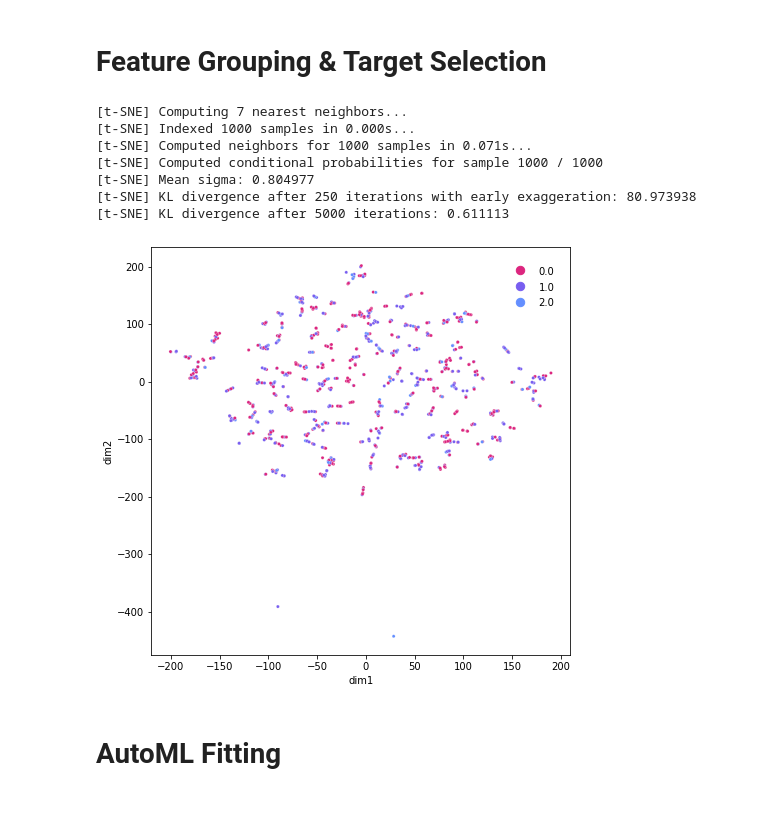
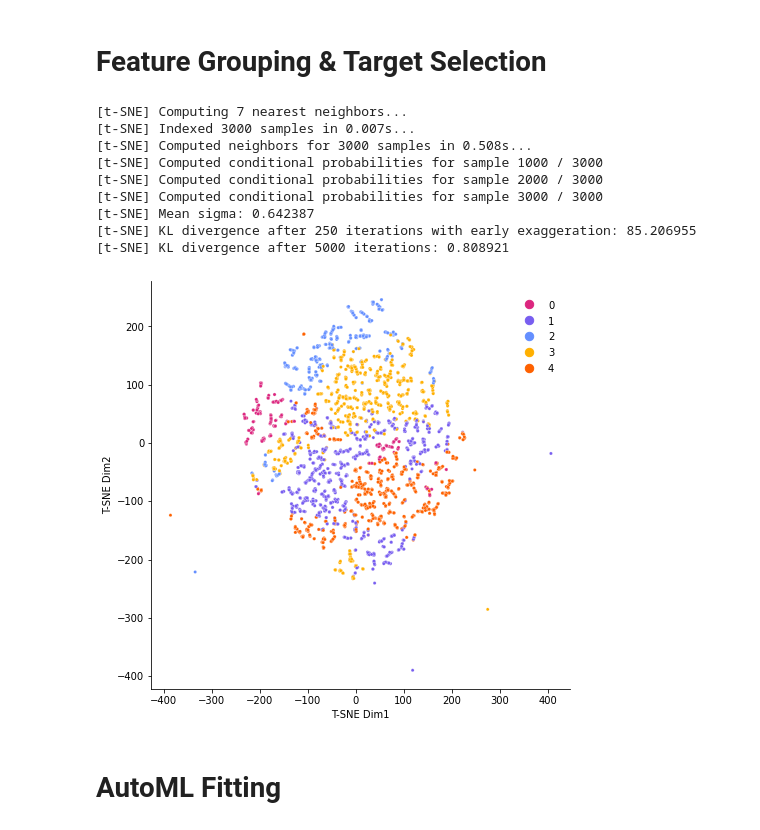
Before and after one commit to zhouchun0105/Citadel-Datathon-2022, a Jupyter notebook: citadel_datathon.ipynb, the cells around one changed output. Saved outputs shown, nothing was run; the diff lists cells and outputs as text; code cells hidden in the pictures.

```diff
--- a/citadel_datathon.ipynb
+++ b/citadel_datathon.ipynb
@@ -324,46 +324,55 @@ for col in df.columns:
   df[col] = encoder.fit_transform(df[col])
 # %%
 import matplotlib.pyplot as plt
+from sklearn.cluster import KMeans
 import seaborn as sns
-numslice=1000
+numslice=3000
 dfslice=df.iloc[:numslice,:]
 dropdfslice=dffinal.iloc[:numslice,:]
+kmeans = KMeans(n_clusters=5, random_state=0).fit(dfslice)
 tsne = TSNE(n_components=2, verbose=1, perplexity=2, n_iter=5000)
 tsne_result = tsne.fit_transform(dfslice)
 resdf=pd.DataFrame()
 resdf['dim1'] = tsne_result[:,0]
 resdf['dim2'] = tsne_result[:,1]
-resdf['class'] = dropdfslice["readmitted"]
+# resdf['class'] = dropdfslice["readmitted"]
+resdf['class'] = kmeans.labels_
 palette=["#DC267F", "#785EF0", "#648FFF", "#FFB000", "#FE6100"]
 palette=palette[:resdf["class"].nunique()]
 # print(resdf["class"].nunique())
 # print(palette)
 plt.figure(figsize=(7.5,7.5))
 ax=sns.scatterplot(
     x="dim1", y="dim2",
     hue="class",
 #     palette=sns.color_palette("hls", 20),
     #
     palette=palette,
     data=resdf,
     # legend="off",
     alpha=1,
     s=10
 )
     # ax.set_title(title)
 ax.legend(labelspacing=0.1,handletextpad=0.1,markerscale=1.4,fontsize='xx-large',frameon=False)
+ax.spines['right'].set_visible(False)
+ax.spines['top'].set_visible(False)
+ax.set_xlabel("T-SNE Dim1")
+ax.set_ylabel("T-SNE Dim2")
 plt.setp(ax.get_legend().get_texts(), fontsize='10') # for legend text
 plt.setp(ax.get_legend().get_title(), fontsize='12') # for legend title
 plt.show()
 # %% [output]
 [t-SNE] Computing 7 nearest neighbors...
-[t-SNE] Indexed 1000 samples in 0.000s...
-[t-SNE] Computed neighbors for 1000 samples in 0.071s...
-[t-SNE] Computed conditional probabilities for sample 1000 / 1000
-[t-SNE] Mean sigma: 0.804977
-[t-SNE] KL divergence after 250 iterations with early exaggeration: 80.973938
-[t-SNE] KL divergence after 5000 iterations: 0.611113
+[t-SNE] Indexed 3000 samples in 0.007s...
+[t-SNE] Computed neighbors for 3000 samples in 0.508s...
+[t-SNE] Computed conditional probabilities for sample 1000 / 3000
+[t-SNE] Computed conditional probabilities for sample 2000 / 3000
+[t-SNE] Computed conditional probabilities for sample 3000 / 3000
+[t-SNE] Mean sigma: 0.642387
+[t-SNE] KL divergence after 250 iterations with early exaggeration: 85.206955
+[t-SNE] KL divergence after 5000 iterations: 0.808921
-[figure, old version]
+[figure, new version]
 # %% [markdown]
 # AutoML Fitting
 # %%
```
Also changed, not shown: parts of 3 cells of this notebook.
